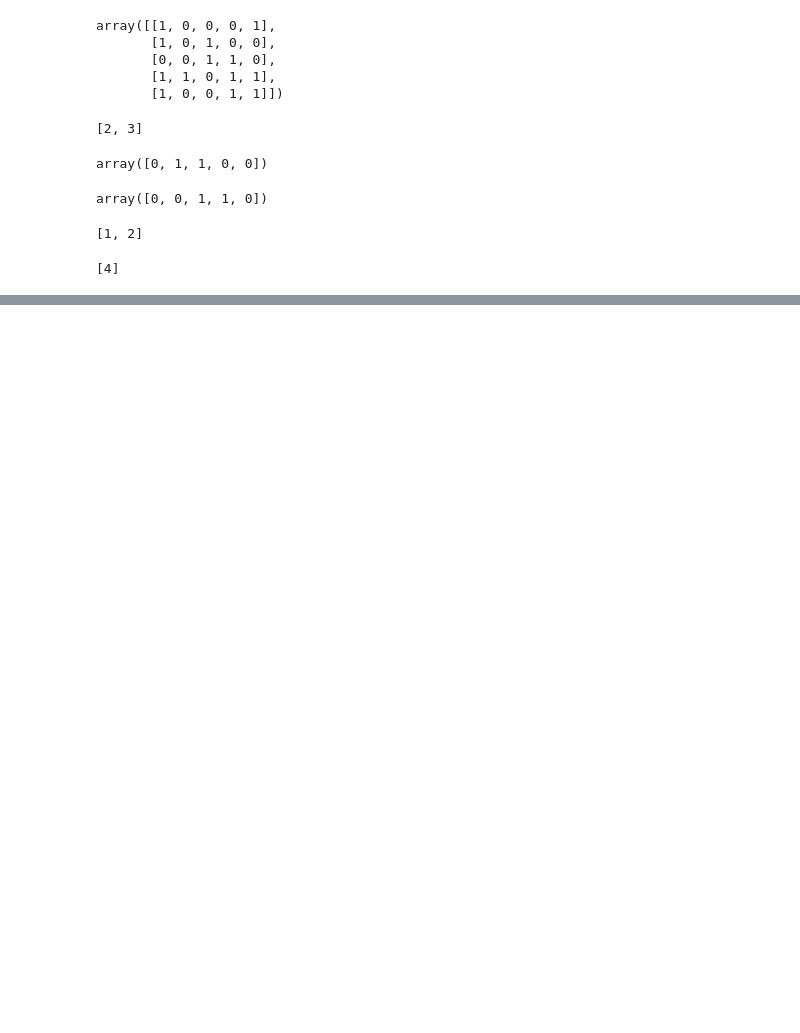
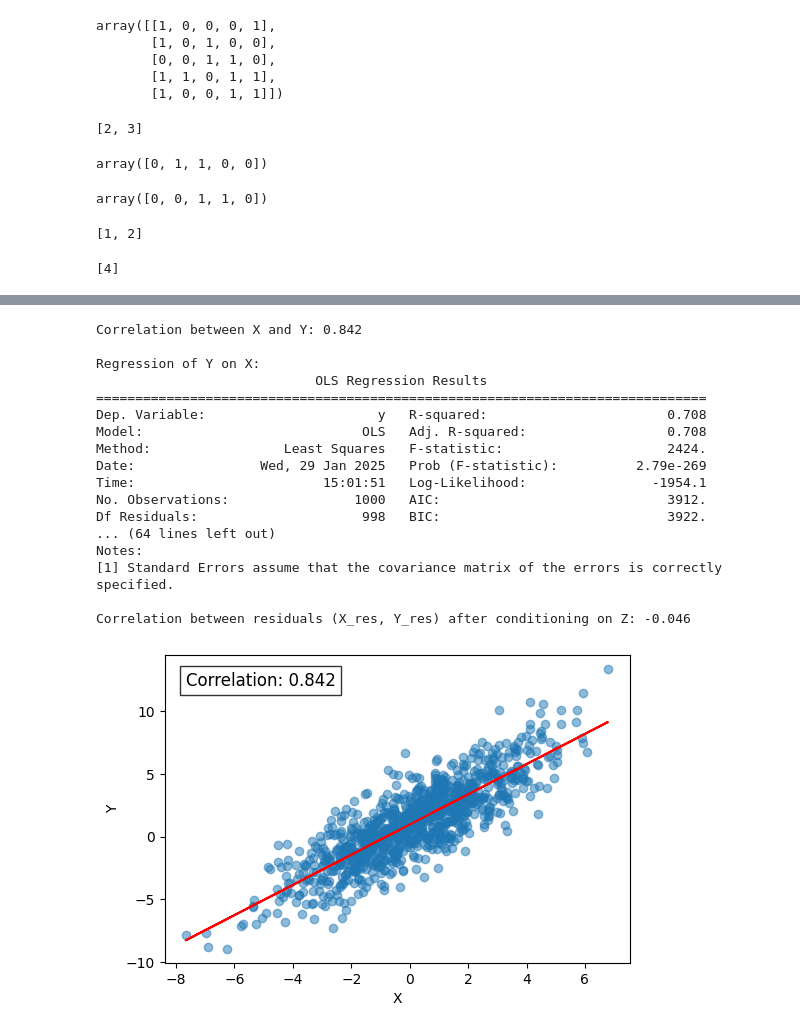
Before and after one commit to michelexyz/ML4G, a Jupyter notebook: NN_PCMCI.ipynb, the cells around one changed output, grey strips where cells are left out. Cells and saved outputs as stored; diff of their text form; code cells hidden in the pictures; blank space fills up the shorter version.

```diff
--- a/NN_PCMCI.ipynb
+++ b/NN_PCMCI.ipynb
@@ -66,0 +69,80 @@ list(common_neighbors)
+# %%
+import numpy as np
+import statsmodels.api as sm
+import matplotlib.pyplot as plt
+
+# --- 1. Generate data ---
+np.random.seed(40)  # For reproducibility
+N = 1000
+
+Z = np.random.randn(N)                 # Z ~ N(0,1)
+X = 2*Z + np.random.randn(N)           # X = 2Z + noise
+Y = 3*Z + 1 + np.random.randn(N)       # Y = 3Z + 1 + noise
+
+# --- 2. Correlation and linear regression Y <- X ---
+corr_XY = np.corrcoef(X, Y)[0, 1]
+print(f"Correlation between X and Y: {corr_XY:.3f}")
+
+# Linear regression Y ~ X
+X_design = sm.add_constant(X)  # Adds intercept
+model_X_to_Y = sm.OLS(Y, X_design).fit()
+print("\nRegression of Y on X:")
+print(model_X_to_Y.summary())
+
+# --- 3. Condition on Z ---
+# Regress out Z from X
+Z_design = sm.add_constant(Z)
+model_Z_to_X = sm.OLS(X, Z_design).fit()
+X_residuals = model_Z_to_X.resid  # Residuals of X after regressing on Z
+print(model_Z_to_X.summary())
+
+# Regress out Z from Y
+model_Z_to_Y = sm.OLS(Y, Z_design).fit()
+Y_residuals = model_Z_to_Y.resid  # Residuals of Y after regressing on Z
+print(model_Z_to_Y.summary())
+
+# Compute correlation between residuals
+corr_residuals = np.corrcoef(X_residuals, Y_residuals)[0, 1]
+print(f"\nCorrelation between residuals (X_res, Y_res) after conditioning on Z: {corr_residuals:.3f}")
+
+# --- 4. Plot regression results ---
+
+def plot_regression(X, Y,x_label,y_label, model, correlation):
+    """Plots a scatter plot and the regression line."""
+    plt.figure(figsize=(6,4))
+    plt.scatter(X, Y, alpha=0.5, label="Data")
+    plt.plot(X, model.predict(sm.add_constant(X)), color='red', label="Regression Line")
+    plt.xlabel(x_label)
+    plt.ylabel(y_label)
+    #plt.legend()
+
+    # Adding correlation text inside the plot
+    plt.text(np.min(X), np.max(Y)*0.90, f"Correlation: {correlation:.3f}", fontsize=12, color="black",
+             bbox=dict(facecolor='white', alpha=0.8, edgecolor='black'))
+    plt.show()
+
+# Plot Y ~ X
+plot_regression(X, Y,"X","Y", model_X_to_Y, corr_XY)
+
+# Plot residuals regression
+residuals_model = sm.OLS(Y_residuals, sm.add_constant(X_residuals)).fit()
+plot_regression(X_residuals, Y_residuals,"residuals X <- Z","residuals Y <- Z", residuals_model, corr_residuals)
+# %% [output]
+Correlation between X and Y: 0.842
+
+Regression of Y on X:
+                            OLS Regression Results
+==============================================================================
+Dep. Variable:                      y   R-squared:                       0.708
+Model:                            OLS   Adj. R-squared:                  0.708
+Method:                 Least Squares   F-statistic:                     2424.
+Date:                Wed, 29 Jan 2025   Prob (F-statistic):          2.79e-269
+Time:                        15:01:51   Log-Likelihood:                -1954.1
+No. Observations:                1000   AIC:                             3912.
+Df Residuals:                     998   BIC:                             3922.
+... (64 lines left out)
+Notes:
+[1] Standard Errors assume that the covariance matrix of the errors is correctly specified.
+
+Correlation between residuals (X_res, Y_res) after conditioning on Z: -0.046
+[figure, added]
```
Also changed, not shown: parts of 2 cells of this notebook, 4 other files.
